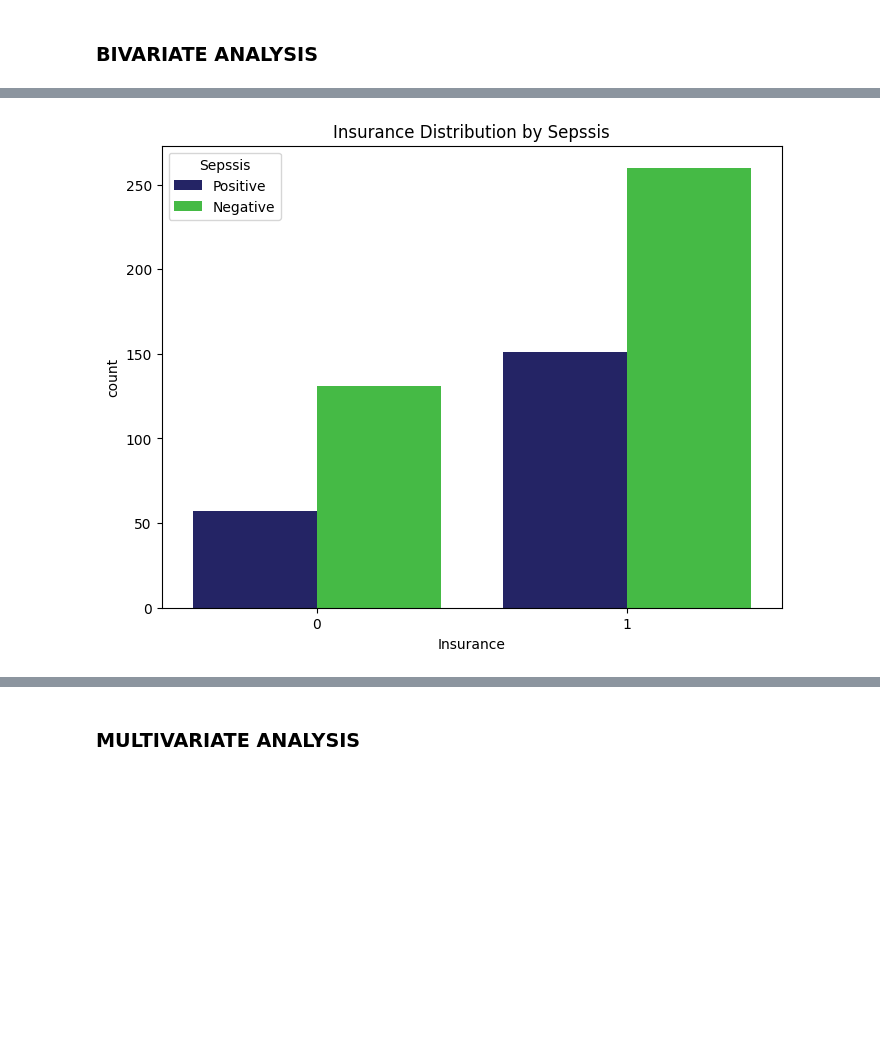
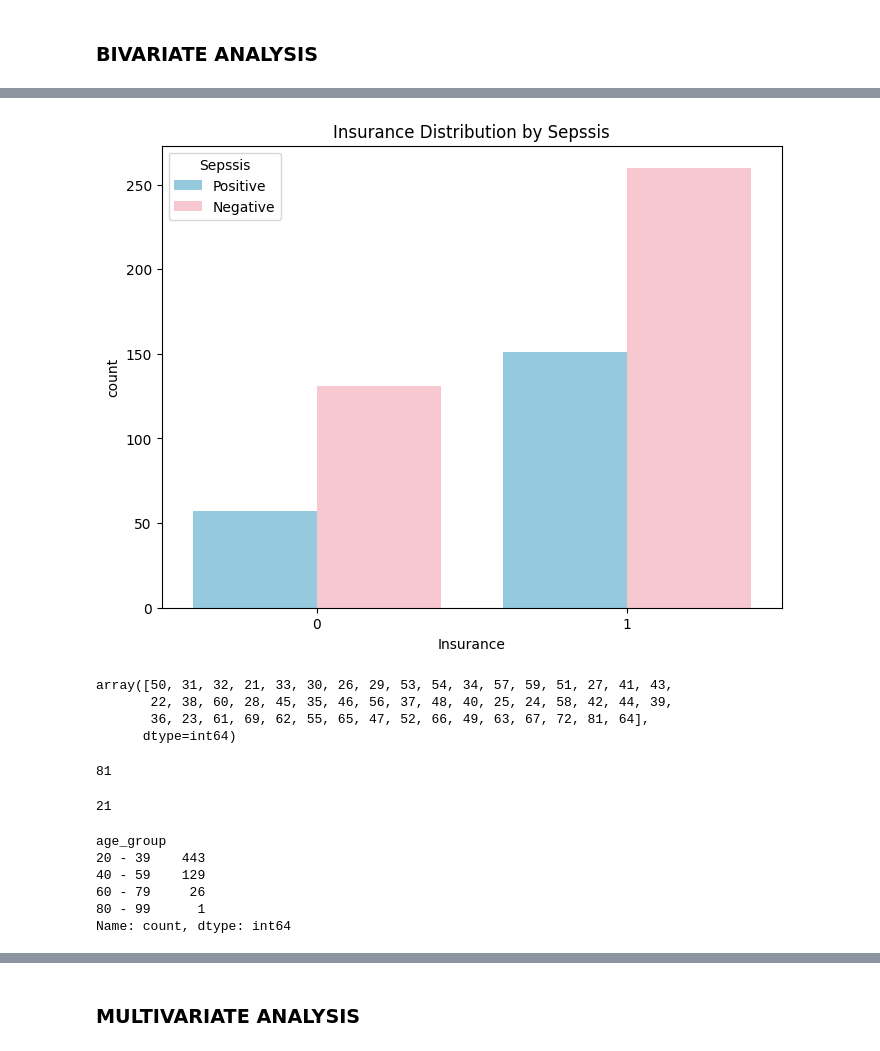
Before and after one commit to Dansoaa/Machine-Learning-APIs, a Jupyter notebook: main.ipynb, the cells around one changed output, grey strips where cells are left out. Cells and saved outputs as stored; diff of their text form; code cells hidden in the pictures; blank space fills up the shorter version.

```diff
--- a/main.ipynb
+++ b/main.ipynb
@@ -155,8 +379,40 @@ plt.show()
 # %%
 # Analysis for insurance column in relation to sepsis column
 plt.figure(figsize=(8, 6))
-sns.countplot(data=df_Patients_Files_Train, x='Insurance', hue='Sepssis' ,palette=['midnightblue', 'limegreen'])
+sns.countplot(data=df_Patients_Files_Train, x='Insurance', hue='Sepssis' ,palette=['skyblue', 'pink'])
 plt.title('Insurance Distribution by Sepssis')
 plt.show()
 # %% [output]
-[figure, old version]
+[figure, new version]
+# %%
+df_Patients_Files_Train['Age'].unique()
+# %% [output]
+array([50, 31, 32, 21, 33, 30, 26, 29, 53, 54, 34, 57, 59, 51, 27, 41, 43,
+       22, 38, 60, 28, 45, 35, 46, 56, 37, 48, 40, 25, 24, 58, 42, 44, 39,
+       36, 23, 61, 69, 62, 55, 65, 47, 52, 66, 49, 63, 67, 72, 81, 64],
+      dtype=int64)
+# %%
+df_Patients_Files_Train['Age'].max()
+# %% [output]
+81
+# %%
+df_Patients_Files_Train['Age'].min()
+# %% [output]
+21
+# %%
+# Define age bins
+age_bins = [20,  40, 60,  80,  100]
+age_labels = ["{0} - {1}".format(age_bins[i], age_bins[i + 1] - 1) for i in range(len(age_bins) - 1)]
+
+# Create a new column 'Age Group' in your DataFrame
+df_Patients_Files_Train['age_group'] = pd.cut(df_Patients_Files_Train['Age'], bins=age_bins, labels=age_labels, right=False)
+
+# Display the counts of each age group
+df_Patients_Files_Train['age_group'].value_counts()
+# %% [output]
+age_group
+20 - 39    443
+40 - 59    129
+60 - 79     26
+80 - 99      1
+Name: count, dtype: int64
```
Also changed, not shown: parts of 80 cells of this notebook.
